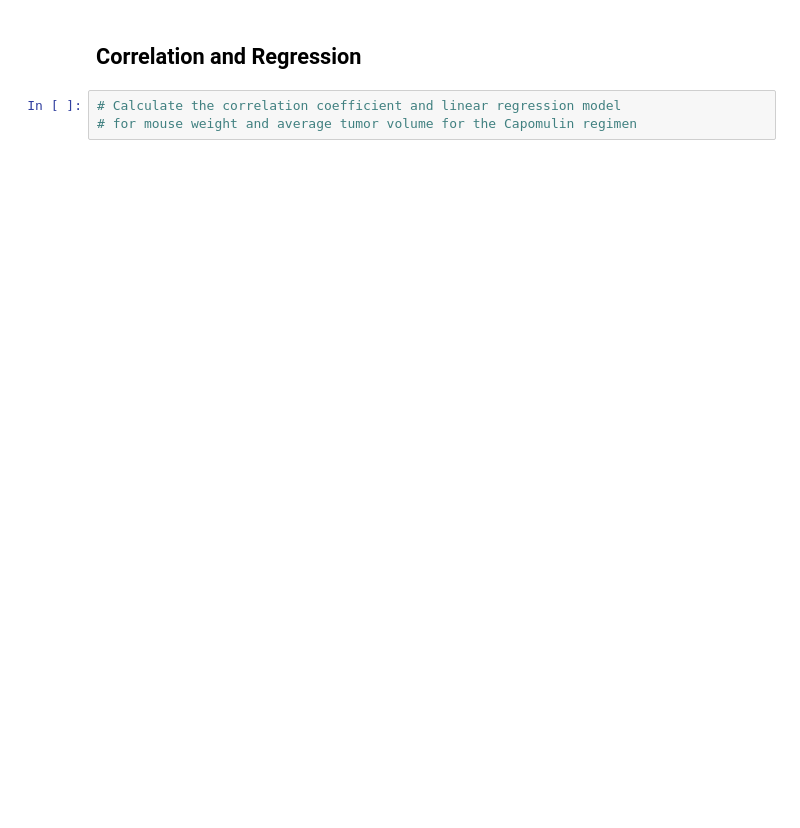
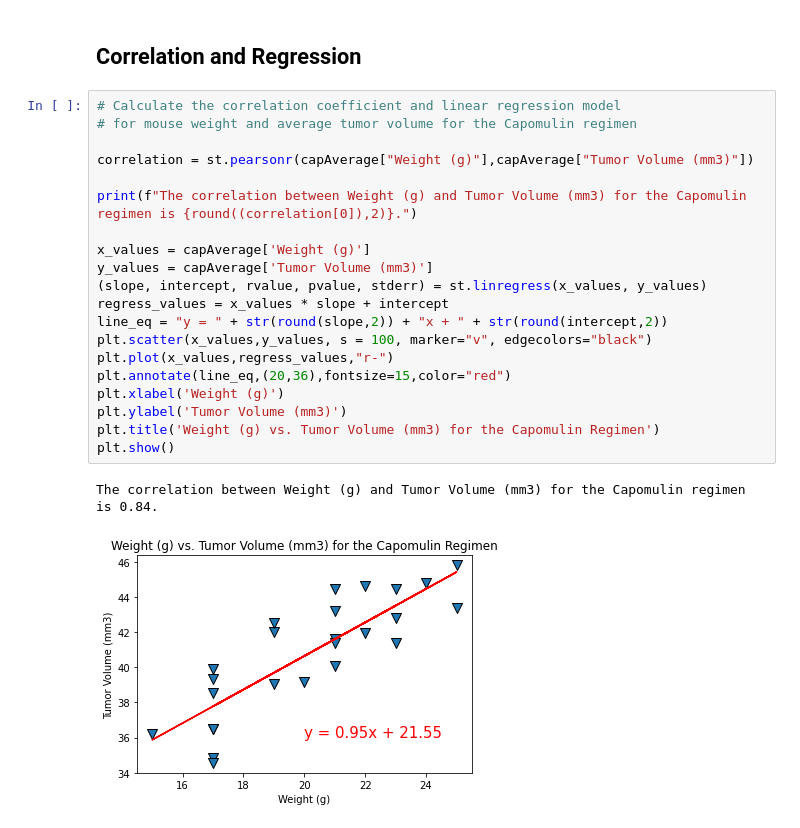
Before and after one commit to eldridgesje/matplotlib-challenge, a Jupyter notebook: Pymaceuticals/pymaceuticals_starter.ipynb, the cells around one changed output. Drawn from its saved outputs; the diff is of its cells as text; blank space fills up the shorter version.

```diff
--- a/Pymaceuticals/pymaceuticals_starter.ipynb
+++ b/Pymaceuticals/pymaceuticals_starter.ipynb
@@ -323,5 +298,25 @@ plt.show()
 # %% [markdown]
 ## Correlation and Regression
-# %%
-# Calculate the correlation coefficient and linear regression model
-# for mouse weight and average tumor volume for the Capomulin regimen
+# %%
+# Calculate the correlation coefficient and linear regression model
+# for mouse weight and average tumor volume for the Capomulin regimen
+
+correlation = st.pearsonr(capAverage["Weight (g)"],capAverage["Tumor Volume (mm3)"])
+
+print(f"The correlation between Weight (g) and Tumor Volume (mm3) for the Capomulin regimen is {round((correlation[0]),2)}.")
+
+x_values = capAverage['Weight (g)']
+y_values = capAverage['Tumor Volume (mm3)']
+(slope, intercept, rvalue, pvalue, stderr) = st.linregress(x_values, y_values)
+regress_values = x_values * slope + intercept
+line_eq = "y = " + str(round(slope,2)) + "x + " + str(round(intercept,2))
+plt.scatter(x_values,y_values, s = 100, marker="v", edgecolors="black")
+plt.plot(x_values,regress_values,"r-")
+plt.annotate(line_eq,(20,36),fontsize=15,color="red")
+plt.xlabel('Weight (g)')
+plt.ylabel('Tumor Volume (mm3)')
+plt.title('Weight (g) vs. Tumor Volume (mm3) for the Capomulin Regimen')
+plt.show()
+# %% [output]
+The correlation between Weight (g) and Tumor Volume (mm3) for the Capomulin regimen is 0.84.
+[figure, added]
```
Also changed, not shown: parts of 5 cells of this notebook.
